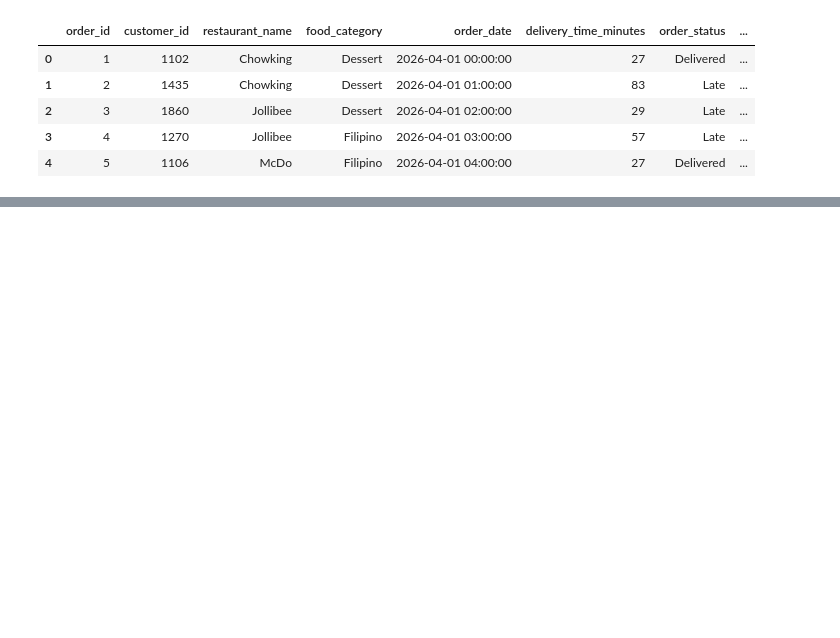
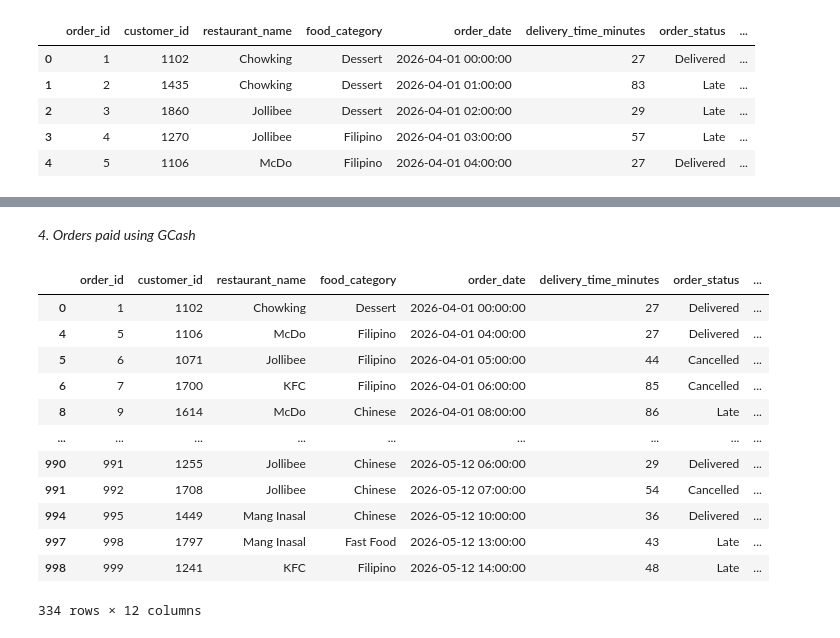
Before and after one commit to jrose1022/Data_FoodDeliveryService, a Jupyter notebook: Data.ipynb, the cells around one changed output, grey strips where cells are left out. Saved outputs shown, nothing was run; the diff lists cells and outputs as text; code cells hidden in the pictures; blank space fills up the shorter version.

```diff
--- a/Data.ipynb
+++ b/Data.ipynb
@@ -35,0 +97,18 @@ df.head()
+# %% [markdown]
+*4. Orders paid using GCash*
+# %%
+df[df['payment_method'] == 'GCash']
+# %% [output]
+|  | order_id | customer_id | restaurant_name | food_category | order_date | delivery_time_minutes | order_status | ... |
+| 0 | 1 | 1102 | Chowking | Dessert | 2026-04-01 00:00:00 | 27 | Delivered | ... |
+| 4 | 5 | 1106 | McDo | Filipino | 2026-04-01 04:00:00 | 27 | Delivered | ... |
+| 5 | 6 | 1071 | Jollibee | Filipino | 2026-04-01 05:00:00 | 44 | Cancelled | ... |
+| 6 | 7 | 1700 | KFC | Filipino | 2026-04-01 06:00:00 | 85 | Cancelled | ... |
+| 8 | 9 | 1614 | McDo | Chinese | 2026-04-01 08:00:00 | 86 | Late | ... |
+| ... | ... | ... | ... | ... | ... | ... | ... | ... |
+| 990 | 991 | 1255 | Jollibee | Chinese | 2026-05-12 06:00:00 | 29 | Delivered | ... |
+| 991 | 992 | 1708 | Jollibee | Chinese | 2026-05-12 07:00:00 | 54 | Cancelled | ... |
+| 994 | 995 | 1449 | Mang Inasal | Chinese | 2026-05-12 10:00:00 | 36 | Delivered | ... |
+| 997 | 998 | 1797 | Mang Inasal | Fast Food | 2026-05-12 13:00:00 | 43 | Late | ... |
+| 998 | 999 | 1241 | KFC | Filipino | 2026-05-12 14:00:00 | 48 | Late | ... |
+334 rows × 12 columns
```
Also changed, not shown: parts of 36 cells of this notebook.
